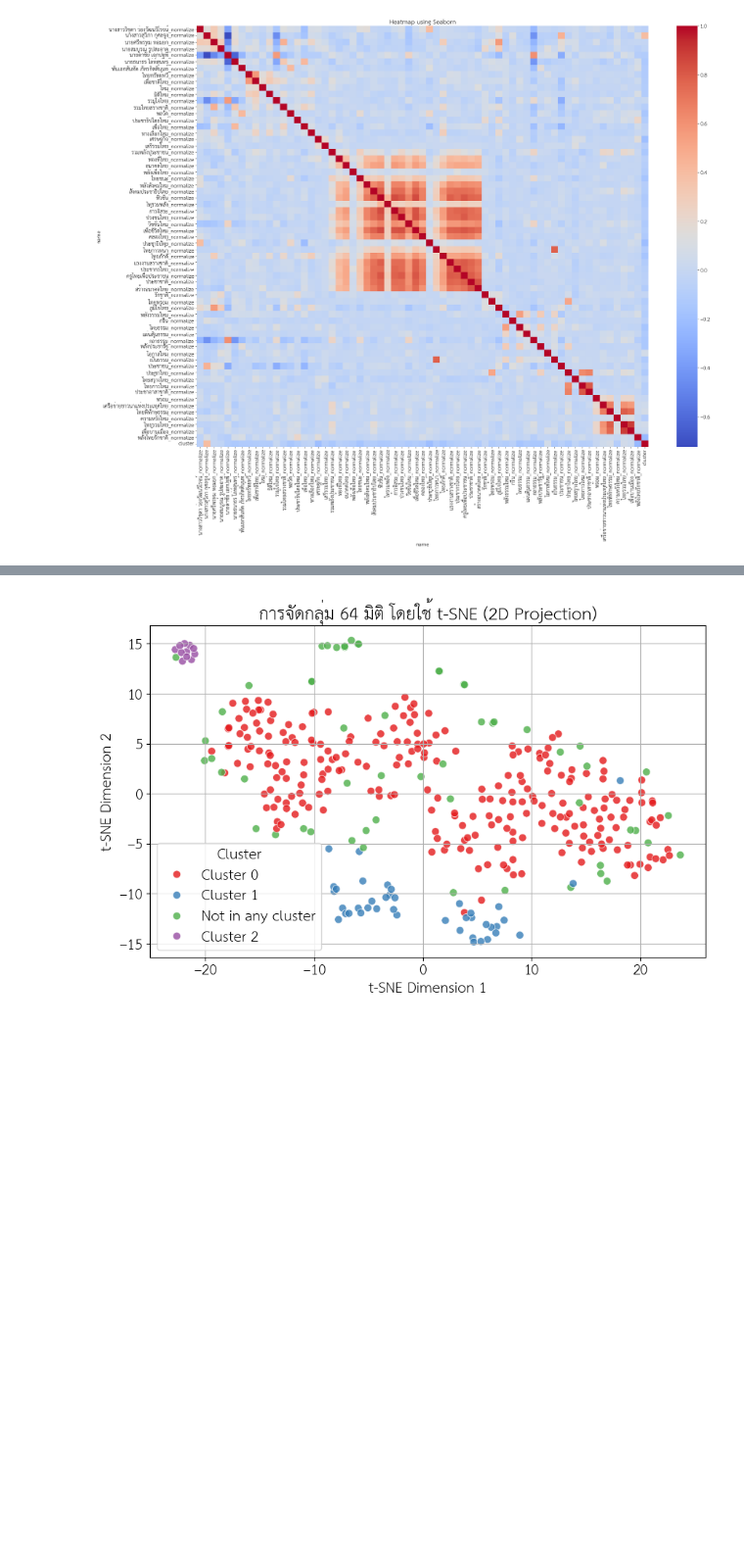
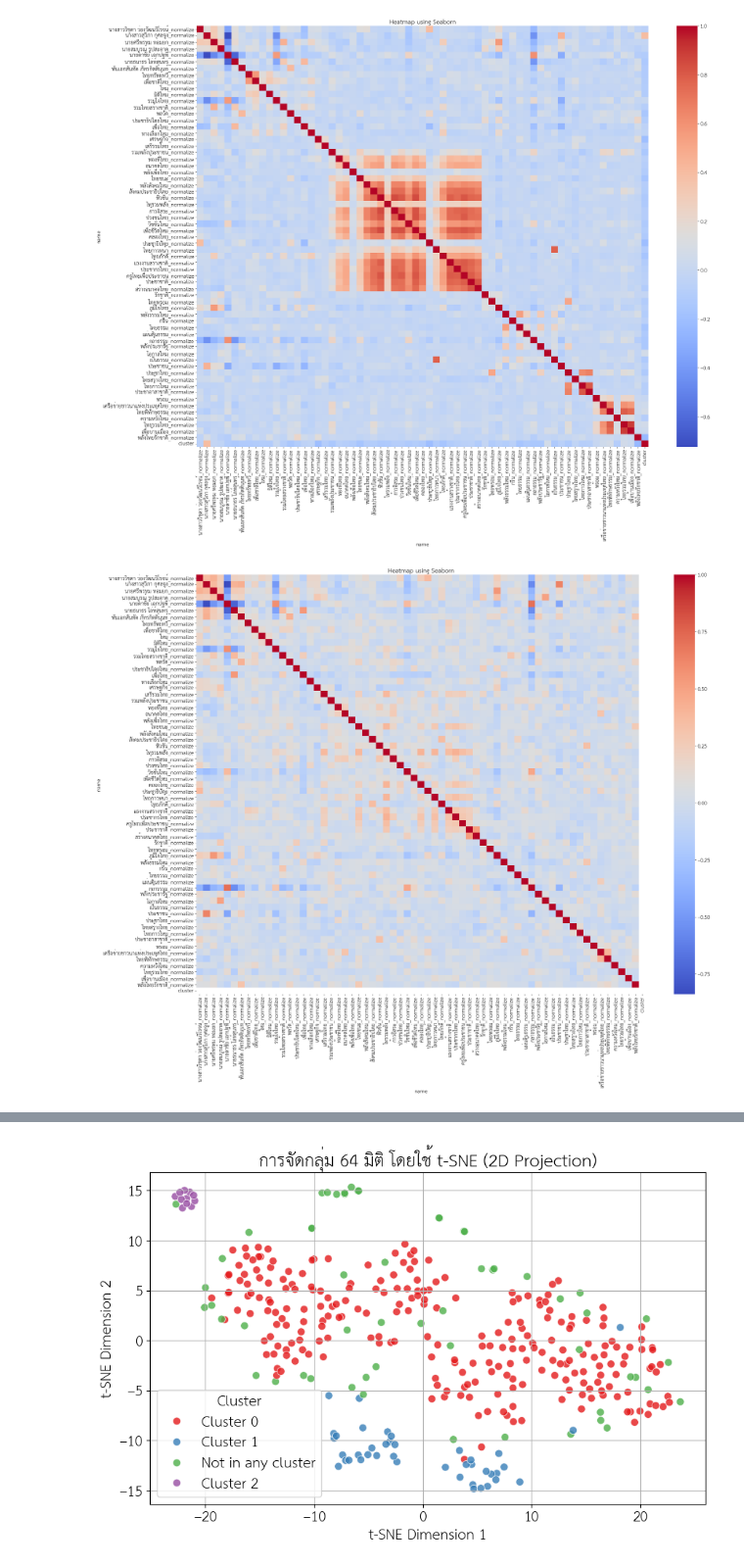
Before and after one commit to PhoengZ/lampang-area2-analyze, a Jupyter notebook: phao-analyze/clustering.ipynb, the cells around one changed output, grey strips where cells are left out. Shown at 98% size. Drawn from its saved outputs; the diff is of its cells as text; code cells hidden in the pictures; blank space fills up the shorter version.

Commit message:
Update Heatmap for each cluster

```diff
--- a/phao-analyze/clustering.ipynb
+++ b/phao-analyze/clustering.ipynb
@@ -312,3 +312,12 @@ plt.title("Heatmap using Seaborn")
 plt.show()
 # %% [output]
 [figure]
+# %%
+plt.figure(figsize=(28,21))
+
+sns.heatmap(df_final[df_final['cluster'] == 0].corr(),cmap='coolwarm')
+
+plt.title("Heatmap using Seaborn")
+plt.show()
+# %% [output]
+[figure, added]
```
Also changed, not shown: parts of 2 cells of this notebook.
